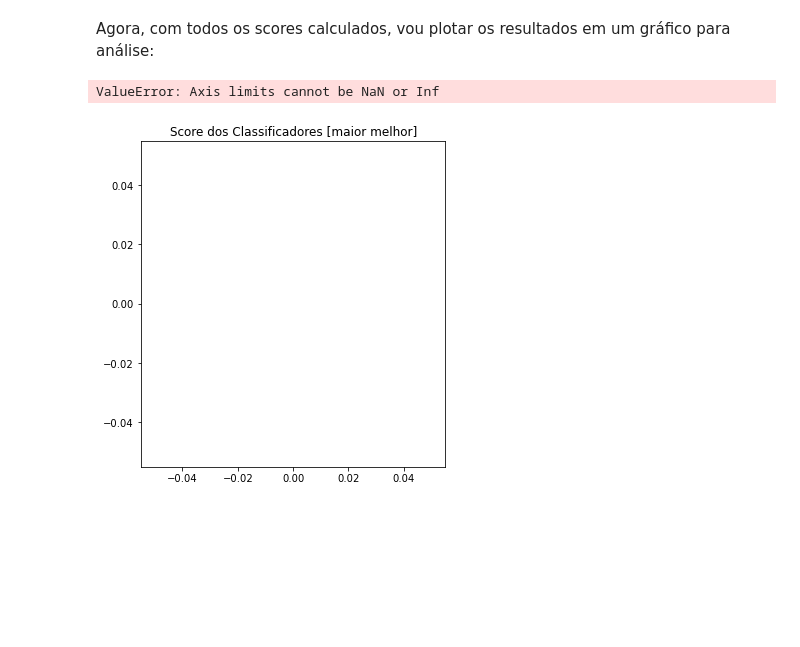
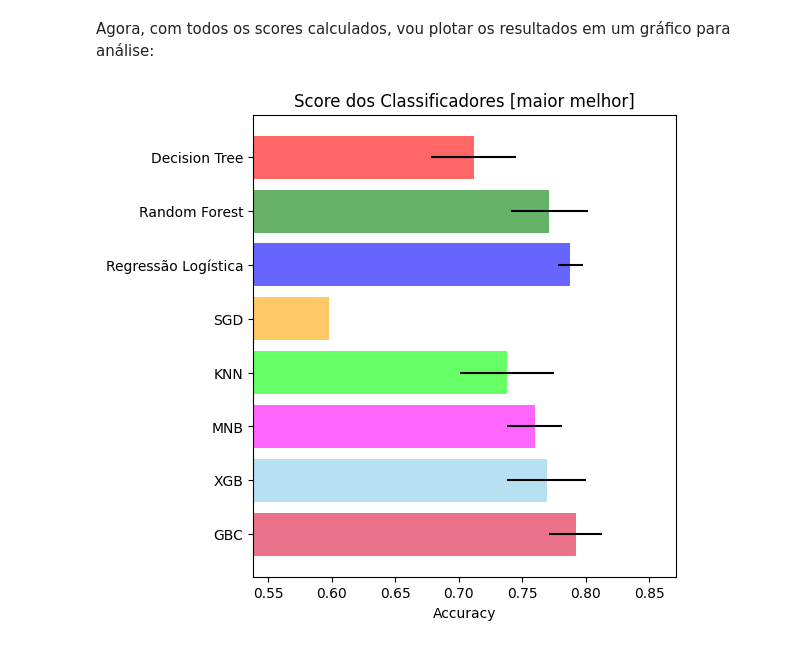
Before and after one commit to henriquemf/projeto-machine-learning, a Jupyter notebook: projeto.ipynb, the cells around one changed output. Cells and saved outputs as stored; diff of their text form; code cells hidden in the pictures; blank space fills up the shorter version.

```diff
--- a/projeto.ipynb
+++ b/projeto.ipynb
@@ -778,57 +770,50 @@ x_labels.append("SGD")
 # %%
-# Classificador KNN:
-KNN_score = get_classifier_KNN_score(data_encoded_clean, data_y_train)
-score_accuracy_mean_list[5] = KNN_score.mean()
-score_accuracy_std_list[5] = KNN_score.std()
-x_labels.append("KNN")
+# Classificador MNB:
+MNB_score = get_classifier_MNB_score(data_encoded_clean, data_y_train)
+score_accuracy_mean_list[5] = MNB_score.mean()
+score_accuracy_std_list[5] = MNB_score.std()
+x_labels.append("MNB")
 # %%
-# Classificador MNB:
-MNB_score = get_classifier_MNB_score(data_encoded_clean, data_y_train)
-score_accuracy_mean_list[6] = MNB_score.mean()
-score_accuracy_std_list[6] = MNB_score.std()
-x_labels.append("MNB")
+# Classificador XGB:
+XGB_score = get_classifier_xgboost_score(data_encoded_clean, data_y_train)
+score_accuracy_mean_list[6] = XGB_score.mean()
+score_accuracy_std_list[6] = XGB_score.std()
+x_labels.append("XGB")
 # %%
-# Classificador XGB:
-XGB_score = get_classifier_xgboost_score(data_encoded_clean, data_y_train)
-score_accuracy_mean_list[7] = XGB_score.mean()
-score_accuracy_std_list[7] = XGB_score.std()
-x_labels.append("XGB")
+# Classificador GBC:
+GBC_score = get_classifier_gbc_score(data_encoded_clean, data_y_train)
+score_accuracy_mean_list[7] = GBC_score.mean()
+score_accuracy_std_list[7] = GBC_score.std()
+x_labels.append("GBC")
-# %%
-# Classificador GBC:
-GBC_score = get_classifier_gbc_score(data_encoded_clean, data_y_train)
-score_accuracy_mean_list[8] = GBC_score.mean()
-score_accuracy_std_list[8] = GBC_score.std()
-x_labels.append("GBC")
 # %% [markdown]
 Agora, com todos os scores calculados, vou plotar os resultados em um gráfico para análise:
 # %%
 n_bars = len(score_accuracy_mean_list)
 xval = np.arange(n_bars)
 
-colors = ["r", "g", "b", "orange", "lime", "magenta", "black"]
+colors = ["r", "g", "b", "orange", "lime", "magenta", "skyblue", "crimson"]
 
 # Plotando os Resultados
 plt.figure(figsize=(12, 6))
 ax1 = plt.subplot(121)
 for j in xval:
     ax1.barh(
         j,
         score_accuracy_mean_list[j],
         xerr=score_accuracy_std_list[j],
         color=colors[j],
         alpha=0.6,
         align="center",
     )
 
 ax1.set_title("Score dos Classificadores [maior melhor]")
 ax1.set_xlim(left=np.min(score_accuracy_mean_list) * 0.9, right=np.max(score_accuracy_mean_list) * 1.1)
 ax1.set_yticks(xval)
 ax1.set_xlabel("Accuracy")
 ax1.invert_yaxis()
 ax1.set_yticklabels(x_labels)
 
 
 plt.show()
 # %% [output]
-ValueError: Axis limits cannot be NaN or Inf
-[figure, old version]
+[figure, new version]
```
Also changed, not shown: parts of 11 cells of this notebook.
